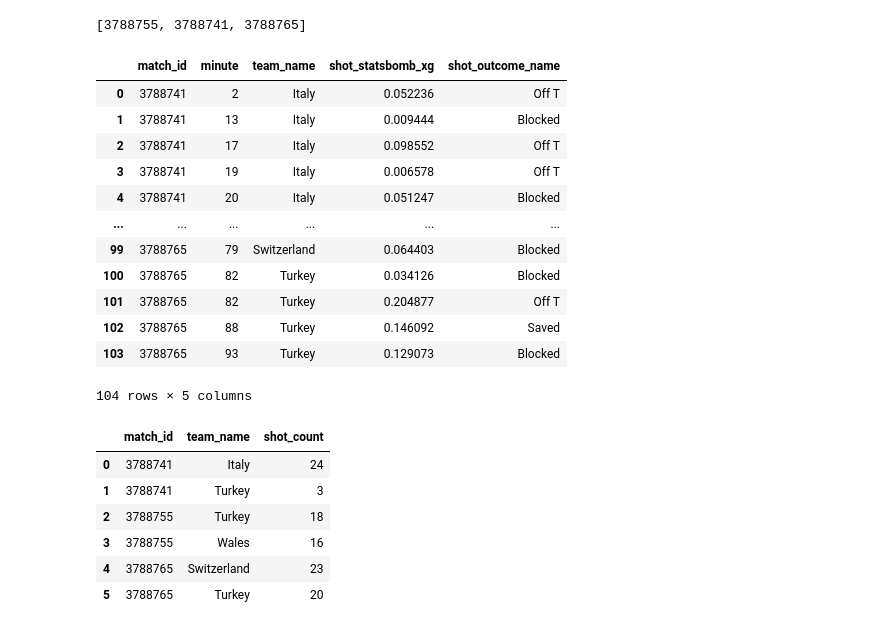
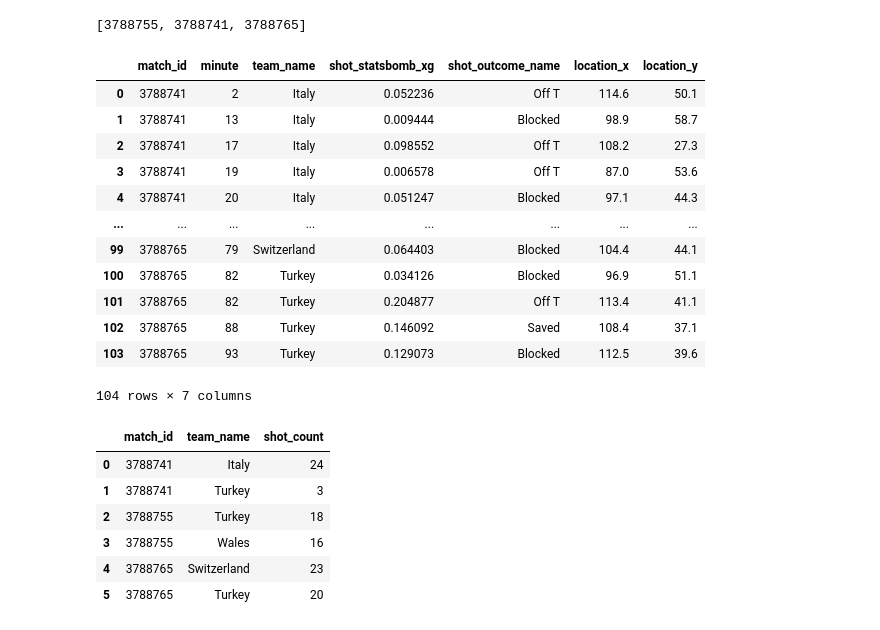
Before and after one commit to yyusufcoskun/Turkiye-EURO-2020-Analysis, a Jupyter notebook: main.ipynb, the cells around one changed output. Saved outputs shown, nothing was run; the diff lists cells and outputs as text; code cells hidden in the pictures.

```diff
--- a/main.ipynb
+++ b/main.ipynb
@@ -104,28 +112,34 @@ matchids
 # %% [output]
 [3788755, 3788741, 3788765]
 # %%
-team_names = ['Turkey', 'Italy', 'Wales', 'Switzerland']
+forxg = df[(df['type_name'] == 'Shot') & (df['match_id'].isin(matchids))]
+forxg = forxg[["match_id",'minute', 'team_name', 'shot_statsbomb_xg', 'shot_outcome_name', 'location']]
+forxg['location_x'] = forxg['location'].str.split(',', expand=True)[0].str.strip()
+forxg['location_y'] = forxg['location'].str.split(',', expand=True)[1].str.strip()
+forxg['location_x'] = pd.to_numeric(forxg['location_x'], errors='coerce')
+forxg['location_y'] = pd.to_numeric(forxg['location_y'], errors='coerce')
+forxg['shot_statsbomb_xg'] = pd.to_numeric(forxg['shot_statsbomb_xg'], errors='coerce')
 
-forxg = df[(df['type_name'] == 'Shot') & (df['match_id'].isin(matchids))]
-forxg = forxg[["match_id",'minute', 'team_name', 'shot_statsbomb_xg', 'shot_outcome_name']]
+forxg = forxg.drop('location', axis=1)
 forxg.groupby("match_id")
 forxg.sort_values(by=['match_id', 'minute'], inplace=True)
 forxg.reset_index(drop=True, inplace=True)
+
 forxg
 # %% [output]
-|  | match_id | minute | team_name | shot_statsbomb_xg | shot_outcome_name |
-| 0 | 3788741 | 2 | Italy | 0.052236 | Off T |
-| 1 | 3788741 | 13 | Italy | 0.009444 | Blocked |
-| 2 | 3788741 | 17 | Italy | 0.098552 | Off T |
-| 3 | 3788741 | 19 | Italy | 0.006578 | Off T |
-| 4 | 3788741 | 20 | Italy | 0.051247 | Blocked |
-| ... | ... | ... | ... | ... | ... |
-| 99 | 3788765 | 79 | Switzerland | 0.064403 | Blocked |
-| 100 | 3788765 | 82 | Turkey | 0.034126 | Blocked |
-| 101 | 3788765 | 82 | Turkey | 0.204877 | Off T |
-| 102 | 3788765 | 88 | Turkey | 0.146092 | Saved |
-| 103 | 3788765 | 93 | Turkey | 0.129073 | Blocked |
+|  | match_id | minute | team_name | shot_statsbomb_xg | shot_outcome_name | location_x | location_y |
+| 0 | 3788741 | 2 | Italy | 0.052236 | Off T | 114.6 | 50.1 |
+| 1 | 3788741 | 13 | Italy | 0.009444 | Blocked | 98.9 | 58.7 |
+| 2 | 3788741 | 17 | Italy | 0.098552 | Off T | 108.2 | 27.3 |
+| 3 | 3788741 | 19 | Italy | 0.006578 | Off T | 87.0 | 53.6 |
+| 4 | 3788741 | 20 | Italy | 0.051247 | Blocked | 97.1 | 44.3 |
+| ... | ... | ... | ... | ... | ... | ... | ... |
+| 99 | 3788765 | 79 | Switzerland | 0.064403 | Blocked | 104.4 | 44.1 |
+| 100 | 3788765 | 82 | Turkey | 0.034126 | Blocked | 96.9 | 51.1 |
+| 101 | 3788765 | 82 | Turkey | 0.204877 | Off T | 113.4 | 41.1 |
+| 102 | 3788765 | 88 | Turkey | 0.146092 | Saved | 108.4 | 37.1 |
+| 103 | 3788765 | 93 | Turkey | 0.129073 | Blocked | 112.5 | 39.6 |
-104 rows × 5 columns
+104 rows × 7 columns
 # %%
 shot_count_by_match = forxg.groupby(['match_id', 'team_name']).size().reset_index(name='shot_count')
 shot_count_by_match
```
Also changed, not shown: parts of 32 cells of this notebook.
